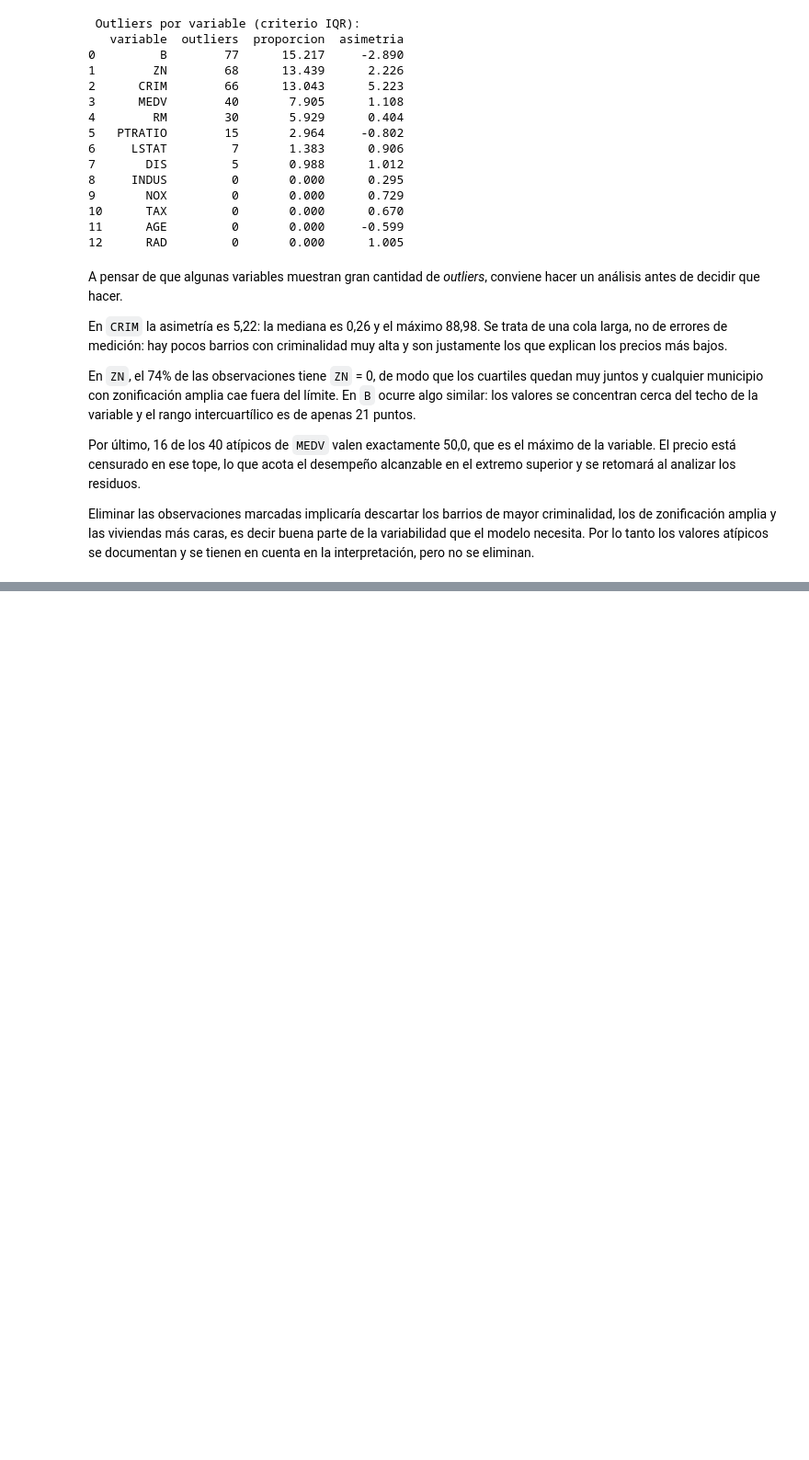
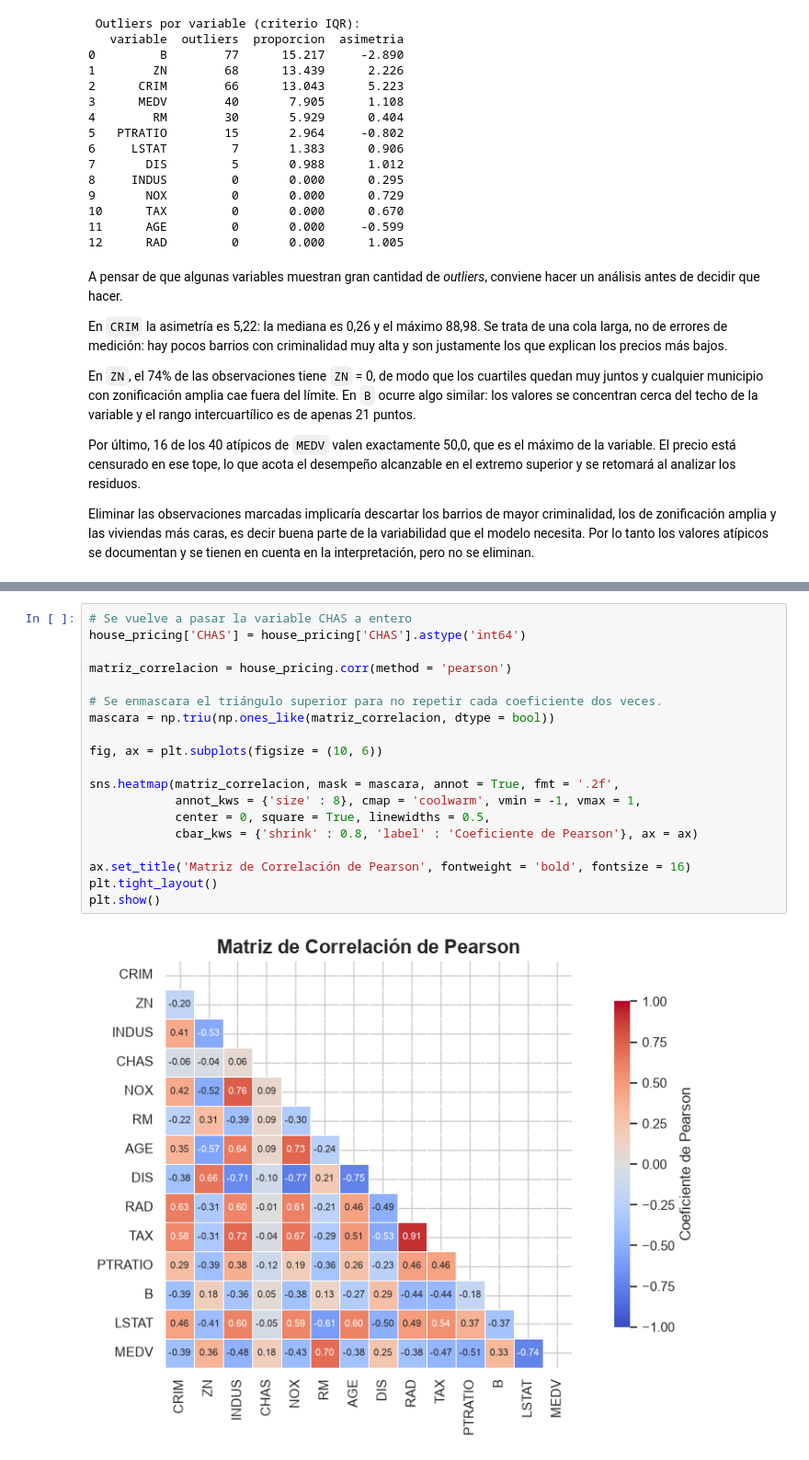
Before and after one commit to Juliansilva1/TP_AA1_Aiup_Paoloni_Silva, a Jupyter notebook: src/TP-regresion-AA1.ipynb, the cells around one changed output, grey strips where cells are left out. Shown at 92% size. Saved outputs shown, nothing was run; the diff lists cells and outputs as text; blank space fills up the shorter version.

```diff
--- a/src/TP-regresion-AA1.ipynb
+++ b/src/TP-regresion-AA1.ipynb
@@ -396,0 +402,21 @@ Eliminar las observaciones marcadas implicaría descartar los barrios de mayor c
+# %%
+# Se vuelve a pasar la variable CHAS a entero
+house_pricing['CHAS'] = house_pricing['CHAS'].astype('int64')
+
+matriz_correlacion = house_pricing.corr(method = 'pearson')
+
+# Se enmascara el triángulo superior para no repetir cada coeficiente dos veces.
+mascara = np.triu(np.ones_like(matriz_correlacion, dtype = bool))
+
+fig, ax = plt.subplots(figsize = (10, 6))
+
+sns.heatmap(matriz_correlacion, mask = mascara, annot = True, fmt = '.2f',
+            annot_kws = {'size' : 8}, cmap = 'coolwarm', vmin = -1, vmax = 1,
+            center = 0, square = True, linewidths = 0.5,
+            cbar_kws = {'shrink' : 0.8, 'label' : 'Coeficiente de Pearson'}, ax = ax)
+
+ax.set_title('Matriz de Correlación de Pearson', fontweight = 'bold', fontsize = 16)
+plt.tight_layout()
+plt.show()
+# %% [output]
+[figure, added]
```
Also changed, not shown: parts of 16 cells of this notebook.
